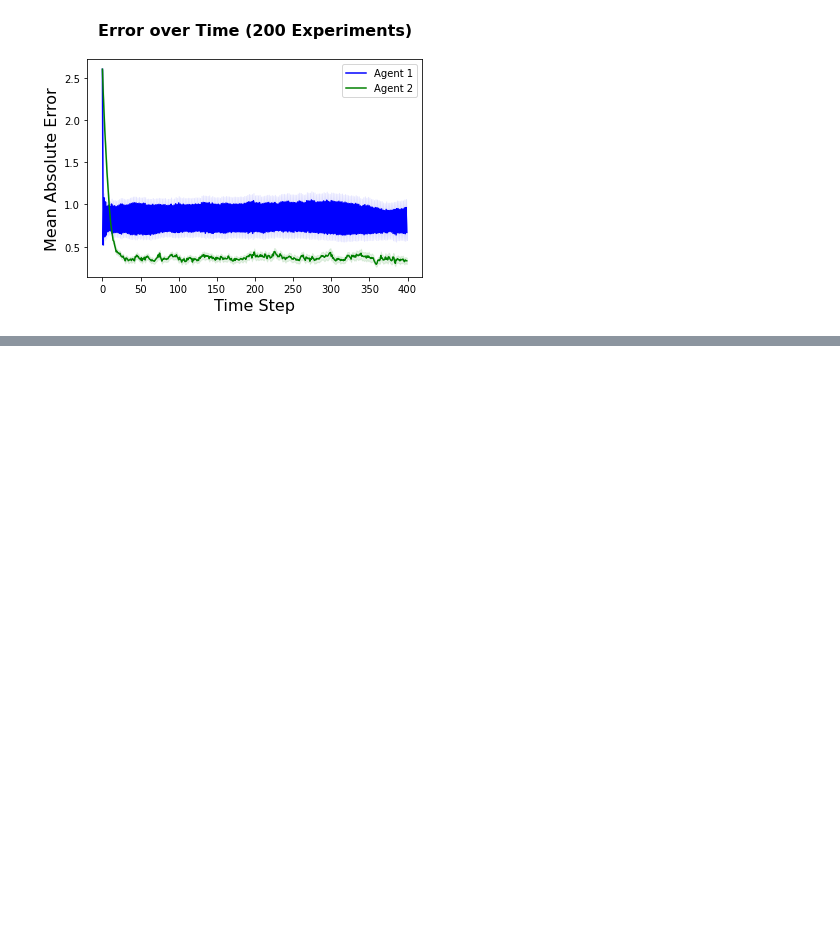
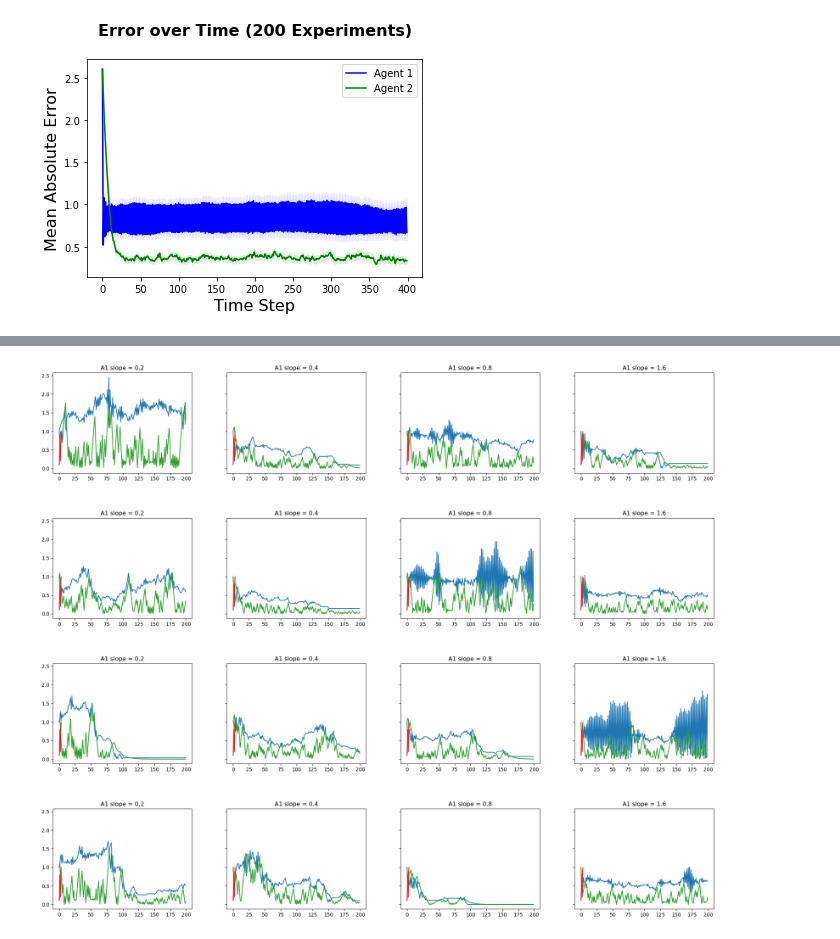
Before and after one commit to jprod/Control, a Jupyter notebook: one_ref_update_sigmoid_one_conform.ipynb, the cells around one changed output, grey strips where cells are left out. Cells and saved outputs as stored; diff of their text form; code cells hidden in the pictures; blank space fills up the shorter version.

Commit message:
sigmoid experiments

```diff
--- a/one_ref_update_sigmoid_one_conform.ipynb
+++ b/one_ref_update_sigmoid_one_conform.ipynb
@@ -267,0 +408,88 @@ Text(0, 0.5, 'Mean Absolute Error')
+# %%
+np.random.seed(31)
+w = 6; h = 5
+ncols = 4
+nrows = 4
+param_vals = [i for i in range(0, ncols*nrows)]
+tups = list(it.product(range(nrows), range(ncols)))
+agents_slope = ["0.2","0.4", "0.8", "1.6"]
+fig, ax = plt.subplots(nrows, ncols, figsize=(w*ncols, h*nrows), dpi=100,
+                       sharey=True)#, sharex=True)
+plt.subplots_adjust(wspace=0.25,hspace=0.45)
+trials = 200
+time = [i for i in range(trials)]
+
+for ix, param in enumerate(param_vals):
+    # experiments
+    agent102 = Control_node(sensor=sense, comparator=compare, control_update=control_update, reference_update=reference_update_102,
+    controller = control, internal_model=imc, internal_model_update=imc_update, behavioral_model=B1,
+    system_estimate=A1, reference=R1, init_behavior=behav_1)
+    plant1 = Plant(transition_matrix=T1, transition_function=transition, state=behav_1)
+
+    agent104 = Control_node(sensor=sense, comparator=compare, control_update=control_update, reference_update=reference_update_104,
+    controller = control, internal_model=imc, internal_model_update=imc_update, behavioral_model=B1,
+    system_estimate=A1, reference=R1, init_behavior=behav_1)
+
+    agent108 = Control_node(sensor=sense, comparator=compare, control_update=control_update, reference_update=reference_update_108,
+    controller = control, internal_model=imc, internal_model_update=imc_update, behavioral_model=B1,
+    system_estimate=A1, reference=R1, init_behavior=behav_1)
+
+    agent116 = Control_node(sensor=sense, comparator=compare, control_update=control_update, reference_update=reference_update_116,
+    controller = control, internal_model=imc, internal_model_update=imc_update, behavioral_model=B1,
+    system_estimate=A1, reference=R1, init_behavior=behav_1)
+
+    agents1 = [agent102,agent104,agent108,agent116]
+
+
+    agent2 = Control_node(sensor=sense, comparator=compare, control_update=control_update, reference_update=reference_update_202,
+    controller = control, internal_model=imc, internal_model_update=imc_update, behavioral_model=B2,
+    system_estimate=A2, reference=R2, init_behavior=behav_2)
+    plant2 = Plant(transition_matrix=T2, transition_function=transition, state=behav_2)
+
+    b1 = behav_1
+    b2 = behav_2
+
+    agent1 = agents1[param%4]
+    agent1_error = []
+    agent2_error = []
+    for t in range(trials):
+        color1 = [0.1,0.2,0.8, (t+1)/(trials+1)]
+        color2 = [0.1,0.8,0.2, (t+1)/(trials+1)]
+        #pl.scatter(agent1.get_reference()[0],-0.03, c=color1, edgecolors=[0.8,0.1,0.1, color1[1]])
+        #pl.scatter(agent2.get_reference()[0],0, c=color2, edgecolors=[0.8,0.1,0.1, color2[3]], linewidth=1.5)
+        b1_control = agent1.go(b2)
+        b2_control = agent2.go(b1)
+
+        # agent1_control.append(agent1.get_output())
+        # agent2_control.append(agent2.get_output())
+
+        b1 = plant1.transition(b1_control)
+        b2 = plant2.transition(b2_control)
+
+        # agent1_behaviors.append(b1)
+        # agent2_behaviors.append(b2)
+
+        agent1_error.append(abs(agent1.get_error()[0]))
+        agent2_error.append(abs(agent2.get_error()[0]))
+
+        # agent1_reference.append(agent1.get_reference()[0])
+        # agent2_reference.append(agent2.get_reference()[0])
+
+    ai = tups[ix]
+
+    # plot
+    ax[ai].plot(time, agent1_error, color1)
+    ax[ai].plot(time, agent2_error, color2)
+    ax[ai].set_title('A1 slope = {}'.format(agents_slope[param%4]))
+    # ax[ai].set_xlim(0,t)
+    # ax[ai].set_ylim(0,1)
+    ax[ai].tick_params(axis='x')
+    ax[ai].tick_params(axis='y')
+
+print("\n Sigmoid Model Agent + Conformist Agent (Error Relative to Expectation)")
+print("Sigmoid Model Agent: BLUE")
+print("Conformist Agent: GREEN")
+print("Agent 1 base reference: {}".format(R1))
+print("Agent 2 base reference: {}".format(R2))
+plt.show()
+# %% [output]
@@ -267,0 +501 @@ Text(0, 0.5, 'Mean Absolute Error')
+[figure, added]
```
Also changed, not shown: parts of 8 cells of this notebook, 8 other files.
